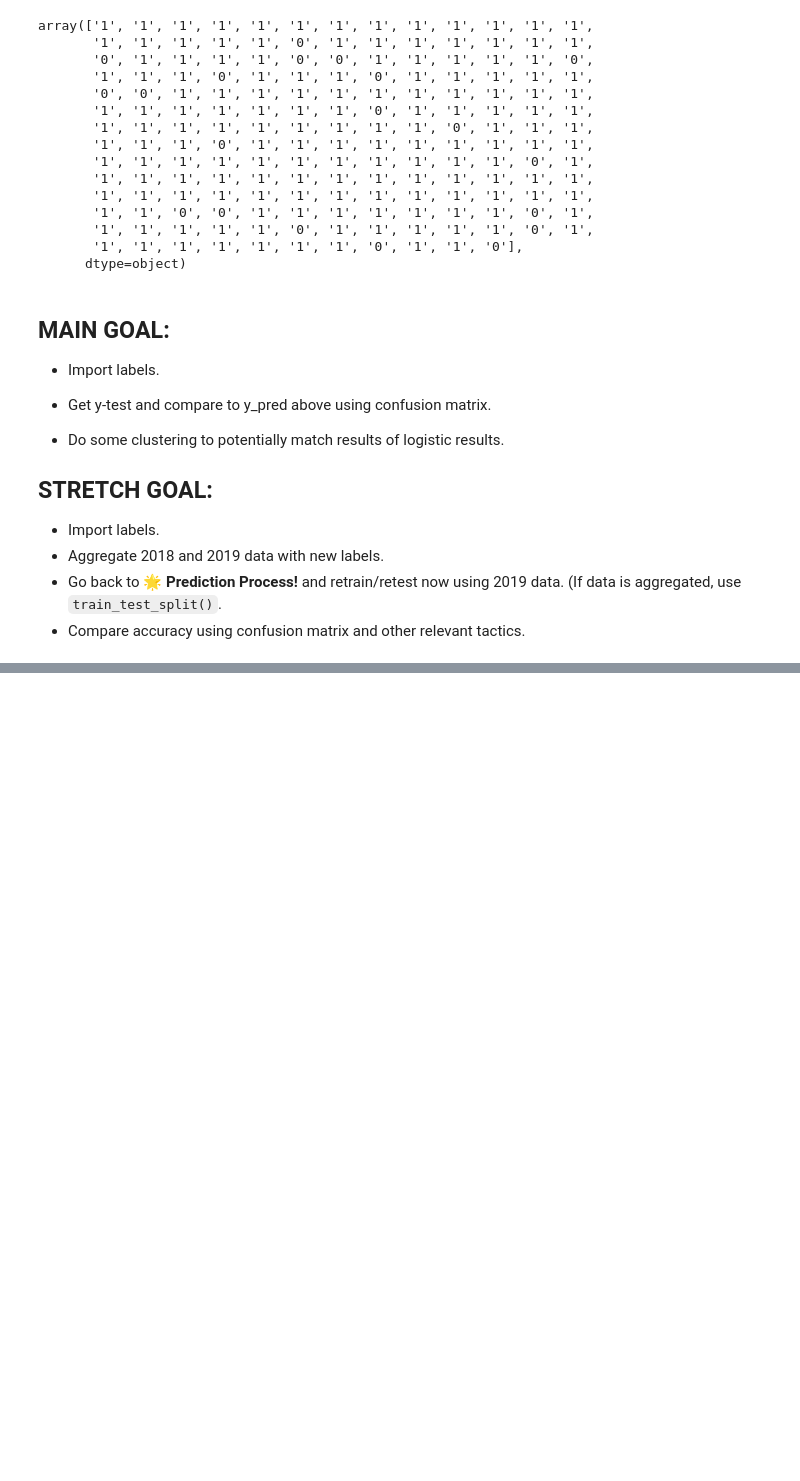
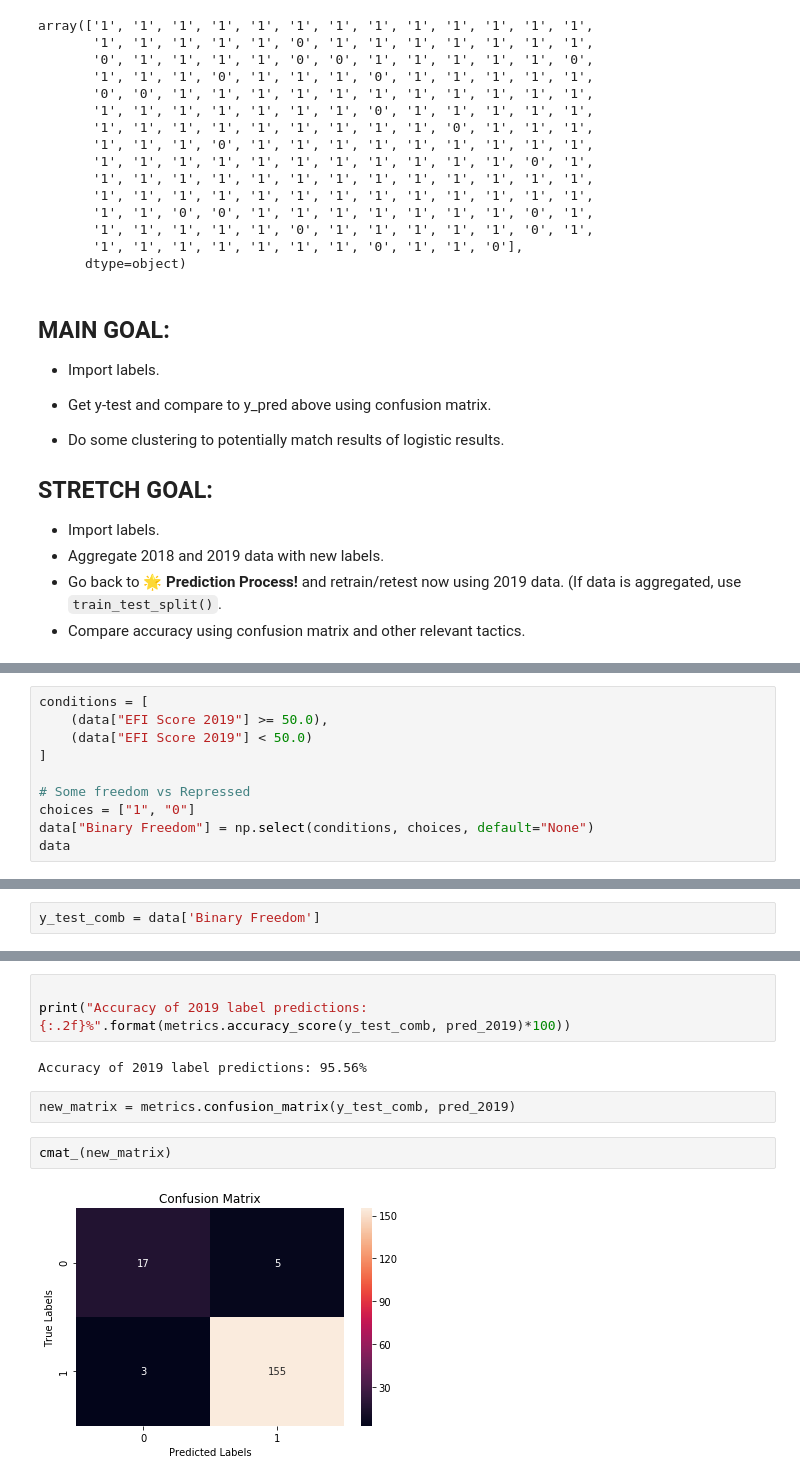
Before and after one commit to fchikwekwe/IntroToMachineLearning, a Jupyter notebook: EconomicFreedomProject.ipynb, the cells around one changed output, grey strips where cells are left out. Cells and saved outputs as stored; diff of their text form; blank space fills up the shorter version.

```diff
--- a/EconomicFreedomProject.ipynb
+++ b/EconomicFreedomProject.ipynb
@@ -496,0 +514,10 @@ array(['1', '1', '1', '1', '1', '1', '1', '1', '1', '1', '1', '1', '1',
+# %%
+conditions = [
+    (data["EFI Score 2019"] >= 50.0),
+    (data["EFI Score 2019"] < 50.0)
+]
+
+# Some freedom vs Repressed
+choices = ["1", "0"]
+data["Binary Freedom"] = np.select(conditions, choices, default="None")
+data
@@ -496,0 +547,2 @@ array(['1', '1', '1', '1', '1', '1', '1', '1', '1', '1', '1', '1', '1',
+# %%
+y_test_comb = data['Binary Freedom']
@@ -496,0 +579,11 @@ array(['1', '1', '1', '1', '1', '1', '1', '1', '1', '1', '1', '1', '1',
+# %%
+
+print("Accuracy of 2019 label predictions: {:.2f}%".format(metrics.accuracy_score(y_test_comb, pred_2019)*100))
+# %% [output]
+Accuracy of 2019 label predictions: 95.56%
+# %%
+new_matrix = metrics.confusion_matrix(y_test_comb, pred_2019)
+# %%
+cmat_(new_matrix)
+# %% [output]
+[figure, added]
```
Also changed, not shown: parts of 16 cells of this notebook.
